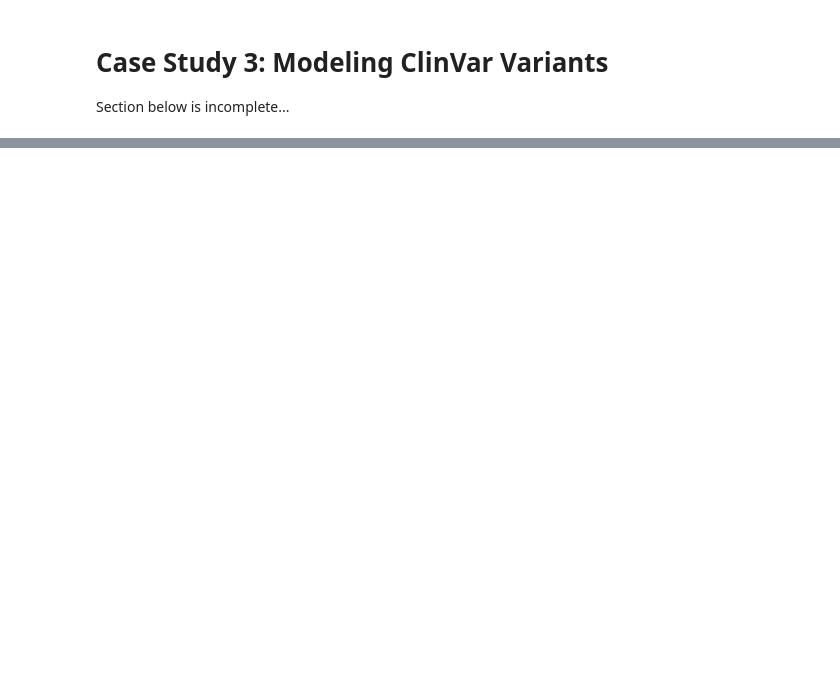
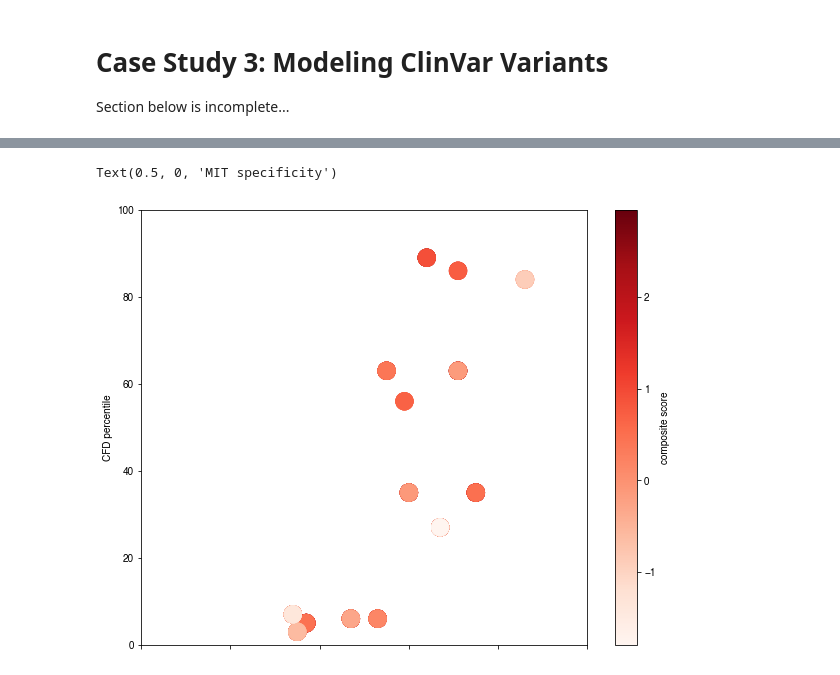
Before and after one commit to samgould2/PEGG, a Jupyter notebook: examples/PEGG_example.ipynb, the cells around one changed output, grey strips where cells are left out. Drawn from its saved outputs; the diff is of its cells as text; code cells hidden in the pictures; blank space fills up the shorter version.

```diff
--- a/examples/PEGG_example.ipynb
+++ b/examples/PEGG_example.ipynb
@@ -463,0 +627,10 @@ ccle = pd.read_csv(filepath, sep='\t')
+# %%
+
+g = ranked_filtered.plot.scatter('MIT specificity', 'CFD efficiency percentile',
+                             c='composite score',s=300, colormap='Reds',
+                             xlim=(0,100), ylim=(0,100),ylabel='CFD percentile',
+                             xlabel='MIT Specificity',
+                             figsize=(10,8))
+# %% [output]
+Text(0.5, 0, 'MIT specificity')
+[figure, added]
```
Also changed, not shown: parts of 35 cells of this notebook, 5 other files.
